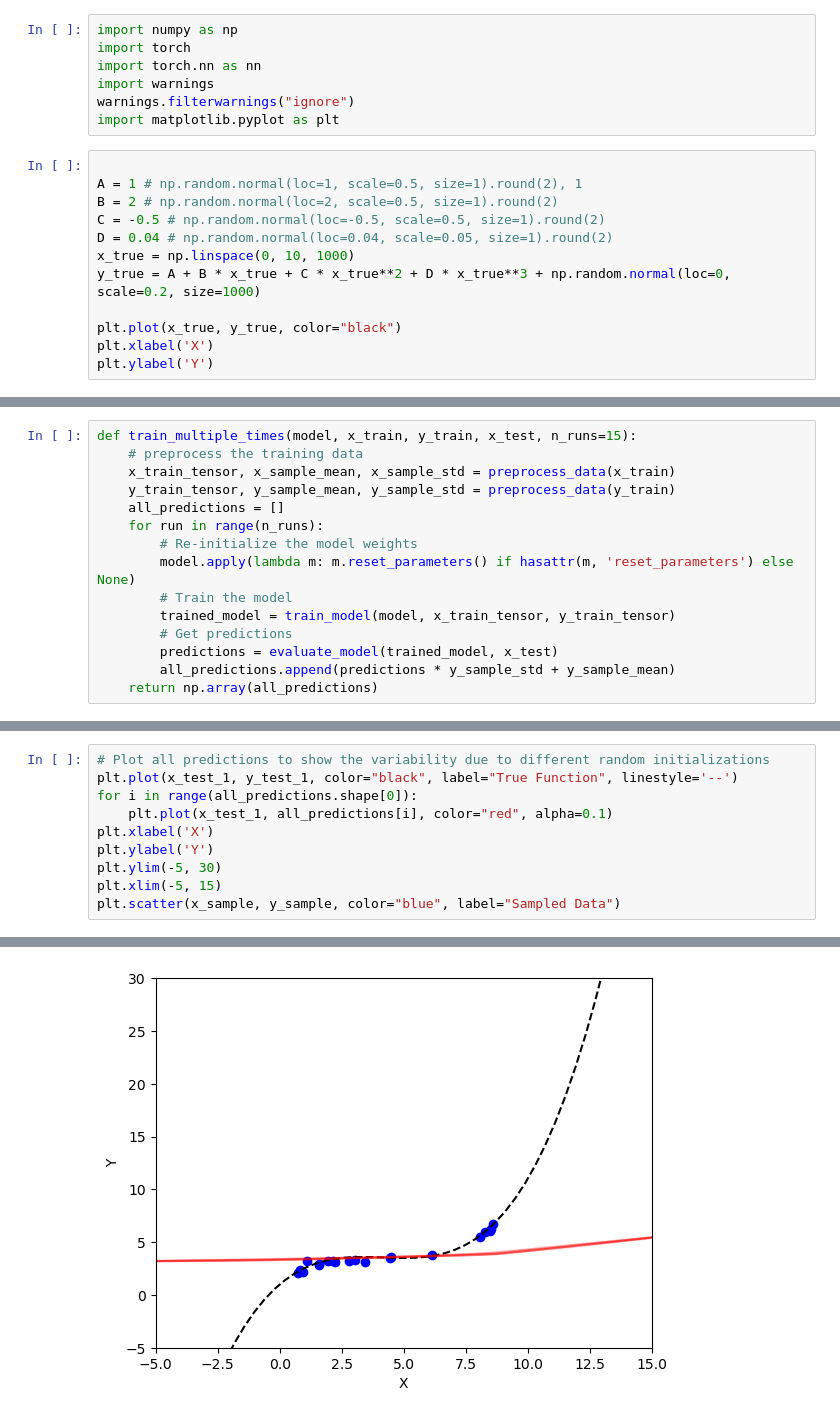
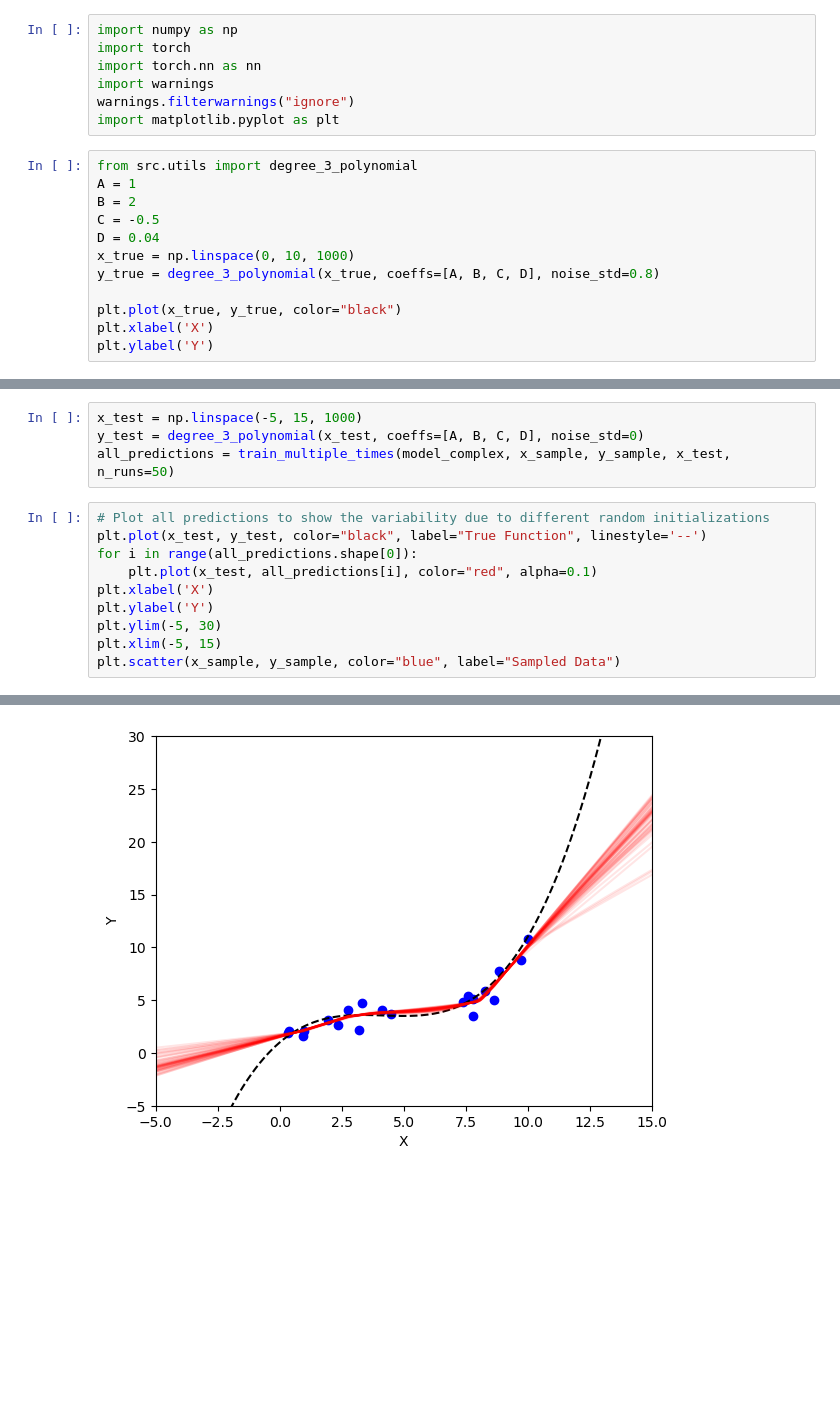
Before and after one commit to cryoTUD/ai4nanobiology, a Jupyter notebook: week_1/3_uncertainty_quantification.ipynb, the cells around one changed output, grey strips where cells are left out. Cells and saved outputs as stored; diff of their text form; blank space fills up the shorter version.

Commit message:
uncertainty in predictions

```diff
--- a/week_1/3_uncertainty_quantification.ipynb
+++ b/week_1/3_uncertainty_quantification.ipynb
@@ -6,13 +6,13 @@ import warnings
 warnings.filterwarnings("ignore")
 import matplotlib.pyplot as plt
 # %%
-
-A = 1 # np.random.normal(loc=1, scale=0.5, size=1).round(2), 1
-B = 2 # np.random.normal(loc=2, scale=0.5, size=1).round(2)
-C = -0.5 # np.random.normal(loc=-0.5, scale=0.5, size=1).round(2)
-D = 0.04 # np.random.normal(loc=0.04, scale=0.05, size=1).round(2)
+from src.utils import degree_3_polynomial
+A = 1
+B = 2
+C = -0.5
+D = 0.04
 x_true = np.linspace(0, 10, 1000)
-y_true = A + B * x_true + C * x_true**2 + D * x_true**3 + np.random.normal(loc=0, scale=0.2, size=1000)
+y_true = degree_3_polynomial(x_true, coeffs=[A, B, C, D], noise_std=0.8)
 
 plt.plot(x_true, y_true, color="black")
 plt.xlabel('X')
@@ -70,15 +34,0 @@ def evaluate_model(model, x_eval):
-# %%
-def train_multiple_times(model, x_train, y_train, x_test, n_runs=15):
-    # preprocess the training data
-    x_train_tensor, x_sample_mean, x_sample_std = preprocess_data(x_train)
-    y_train_tensor, y_sample_mean, y_sample_std = preprocess_data(y_train)
-    all_predictions = []
-    for run in range(n_runs):
-        # Re-initialize the model weights
-        model.apply(lambda m: m.reset_parameters() if hasattr(m, 'reset_parameters') else None)
-        # Train the model
-        trained_model = train_model(model, x_train_tensor, y_train_tensor)
-        # Get predictions
-        predictions = evaluate_model(trained_model, x_test)
-        all_predictions.append(predictions * y_sample_std + y_sample_mean)
-    return np.array(all_predictions)
@@ -93,13 +38,17 @@ all_predictions = train_multiple_times(model_complex, x_sample, y_sample, x_test
+# %%
+x_test = np.linspace(-5, 15, 1000)
+y_test = degree_3_polynomial(x_test, coeffs=[A, B, C, D], noise_std=0)
+all_predictions = train_multiple_times(model_complex, x_sample, y_sample, x_test, n_runs=50)
 # %%
 # Plot all predictions to show the variability due to different random initializations
-plt.plot(x_test_1, y_test_1, color="black", label="True Function", linestyle='--')
+plt.plot(x_test, y_test, color="black", label="True Function", linestyle='--')
 for i in range(all_predictions.shape[0]):
-    plt.plot(x_test_1, all_predictions[i], color="red", alpha=0.1)
+    plt.plot(x_test, all_predictions[i], color="red", alpha=0.1)
 plt.xlabel('X')
 plt.ylabel('Y')
 plt.ylim(-5, 30)
 plt.xlim(-5, 15)
 plt.scatter(x_sample, y_sample, color="blue", label="Sampled Data")
 # %% [output]
 <matplotlib.collections.PathCollection at 0x...>
-[figure, old version]
+[figure, new version]
```
Also changed, not shown: parts of 17 cells of this notebook, 3 other files.
